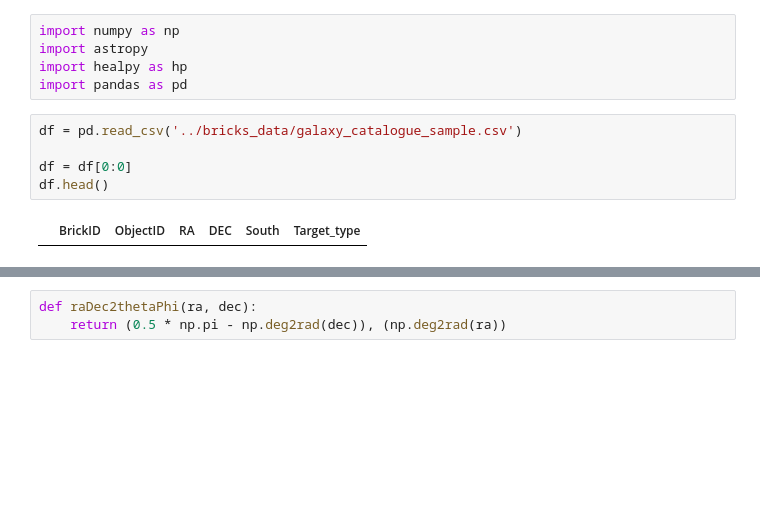
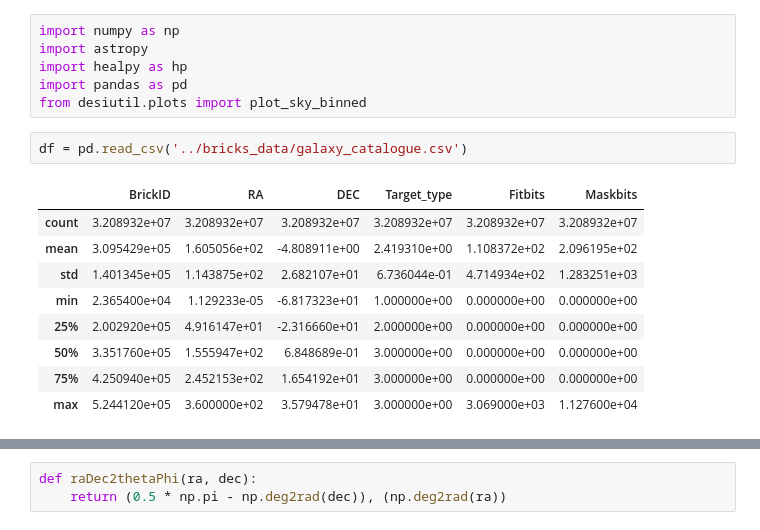
Before and after one commit to elleggert/astrostatistics, a Jupyter notebook: data_exploration/galaxy_density.ipynb, the cells around one changed output, grey strips where cells are left out. Drawn from its saved outputs; the diff is of its cells as text; blank space fills up the shorter version.

```diff
--- a/data_exploration/galaxy_density.ipynb
+++ b/data_exploration/galaxy_density.ipynb
@@ -3,10 +3,16 @@ import numpy as np
 import astropy
 import healpy as hp
 import pandas as pd
+from desiutil.plots import plot_sky_binned
 # %%
-df = pd.read_csv('../bricks_data/galaxy_catalogue_sample.csv')
-
-df = df[0:0]
-df.head()
+df = pd.read_csv('../bricks_data/galaxy_catalogue.csv')
 # %% [output]
-|  | BrickID | ObjectID | RA | DEC | South | Target_type |
+|  | BrickID | RA | DEC | Target_type | Fitbits | Maskbits |
+| count | 3.208932e+07 | 3.208932e+07 | 3.208932e+07 | 3.208932e+07 | 3.208932e+07 | 3.208932e+07 |
+| mean | 3.095429e+05 | 1.605056e+02 | -4.808911e+00 | 2.419310e+00 | 1.108372e+02 | 2.096195e+02 |
+| std | 1.401345e+05 | 1.143875e+02 | 2.682107e+01 | 6.736044e-01 | 4.714934e+02 | 1.283251e+03 |
+| min | 2.365400e+04 | 1.129233e-05 | -6.817323e+01 | 1.000000e+00 | 0.000000e+00 | 0.000000e+00 |
+| 25% | 2.002920e+05 | 4.916147e+01 | -2.316660e+01 | 2.000000e+00 | 0.000000e+00 | 0.000000e+00 |
+| 50% | 3.351760e+05 | 1.555947e+02 | 6.848689e-01 | 3.000000e+00 | 0.000000e+00 | 0.000000e+00 |
+| 75% | 4.250940e+05 | 2.452153e+02 | 1.654192e+01 | 3.000000e+00 | 0.000000e+00 | 0.000000e+00 |
+| max | 5.244120e+05 | 3.600000e+02 | 3.579478e+01 | 3.000000e+00 | 3.069000e+03 | 1.127600e+04 |
```
Also changed, not shown: parts of 10 cells of this notebook.
